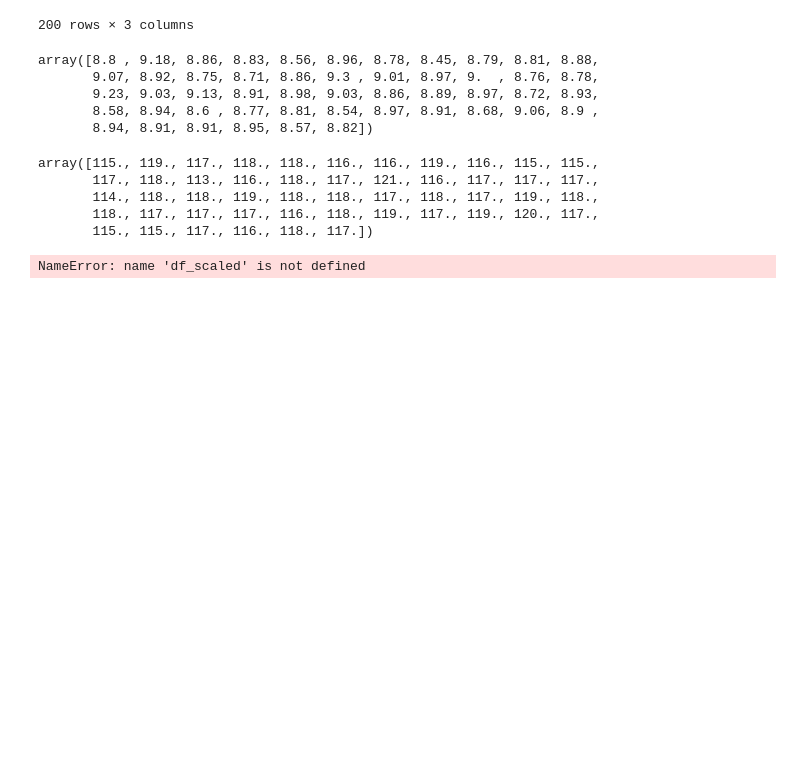
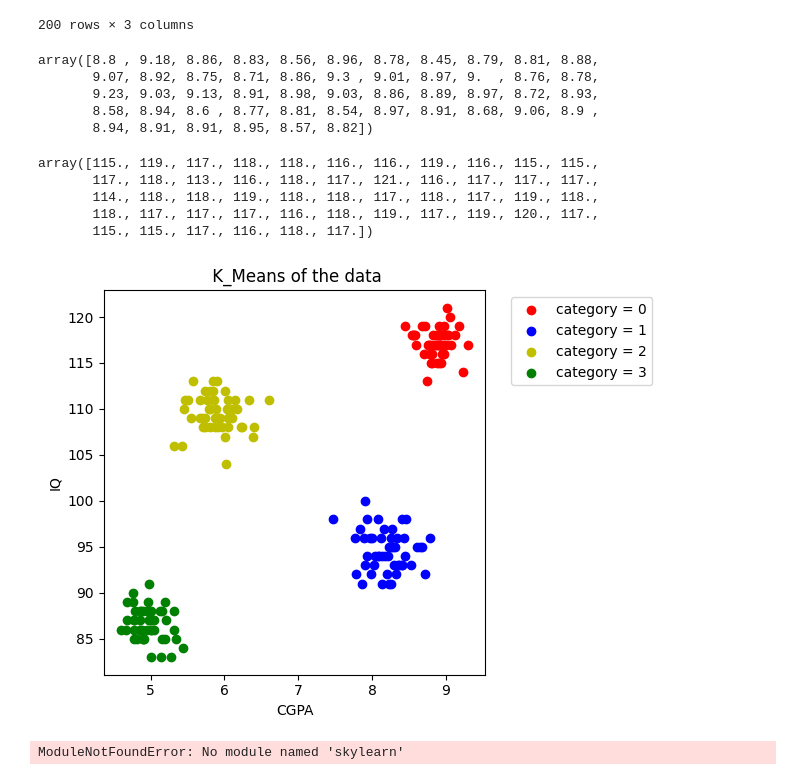
Before and after one commit to Draco2vault/Python_ML_internship_24, a Jupyter notebook: cluster.ipynb, the cells around one changed output. Cells and saved outputs as stored; diff of their text form; code cells hidden in the pictures; blank space fills up the shorter version.

```diff
--- a/cluster.ipynb
+++ b/cluster.ipynb
@@ -162,15 +162,20 @@ array([115., 119., 117., 118., 118., 116., 116., 119., 116., 115., 115.,
        118., 117., 117., 117., 116., 118., 119., 117., 119., 120., 117.,
        115., 115., 117., 116., 118., 117.])
 # %%
-plt.scatter(df_scaled[y==0, 0], df_scaled[y==0, 1], color='r', label="category = 0")
-plt.scatter(df_scaled[y==1, 0], df_scaled[y==1, 1], color='b', label="category = 1")
-plt.scatter(df_scaled[y==2, 0], df_scaled[y==2, 1], color='y', label="category = 2")
-plt.scatter(df_scaled[y==3, 0], df_scaled[y==3, 1], color='g', label="category = 3")
-plt.title("Means of the data")
+plt.scatter(X[y==0, 0], x[y==0, 1], color='r', label="category = 0")
+plt.scatter(X[y==1, 0], x[y==1, 1], color='b', label="category = 1")
+plt.scatter(X[y==2, 0], x[y==2, 1], color='y', label="category = 2")
+plt.scatter(X[y==3, 0], x[y==3, 1], color='g', label="category = 3")
+plt.title(" K_Means of the data")
 plt.xlabel("CGPA")
 plt.ylabel("IQ")
 plt.legend(bbox_to_anchor=(1.05, 1), loc='upper left')
 plt.tight_layout()
 plt.show()
 # %% [output]
-NameError: name 'df_scaled' is not defined
+[figure, added]
+# %%
+from skylearn.datasets import make_blob
+centroids = [(-5,-5,5),(5,5,-5),(2.5,-2.5,4),(-2.4,2.4,-5)]
+# %% [output]
+ModuleNotFoundError: No module named 'skylearn'
```
